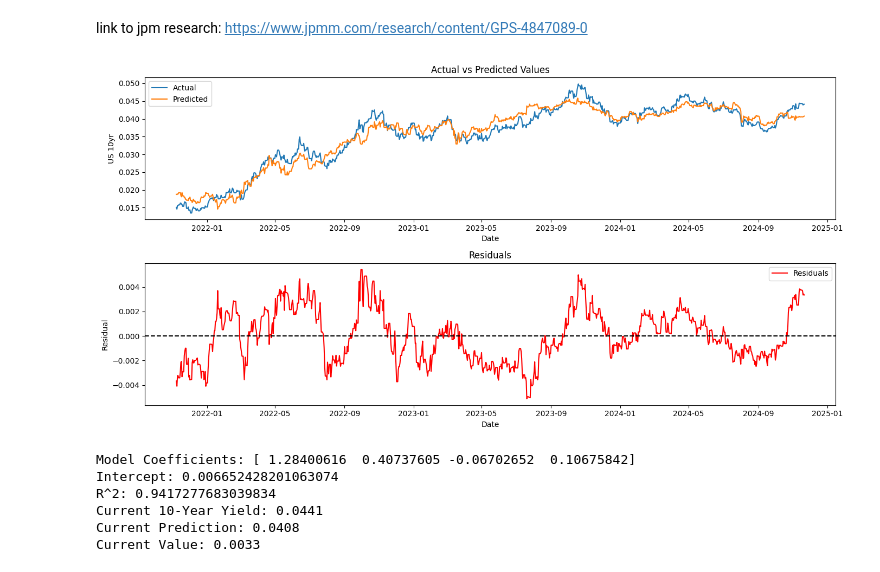
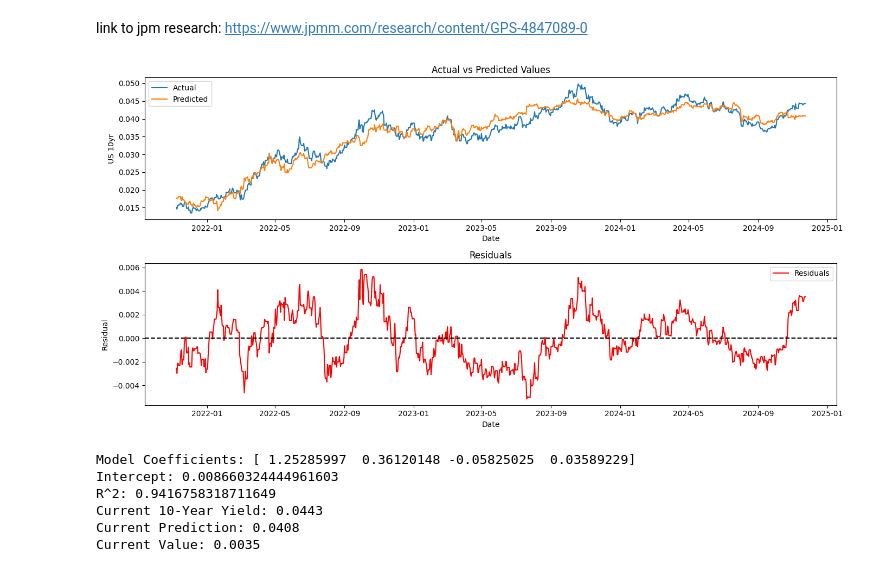
Before and after one commit to MeederDCS/Meeder1, a Jupyter notebook: JPM Ten Year Rate Regression Model.ipynb, the cells around one changed output. Drawn from its saved outputs; the diff is of its cells as text; code cells hidden in the pictures.

```diff
--- a/JPM Ten Year Rate Regression Model.ipynb
+++ b/JPM Ten Year Rate Regression Model.ipynb
@@ -13,7 +13,7 @@ df = pd.read_excel('F:/DerekS/My Projects/Python/Meeder1/10 Year Rate Model Data
 df['Date'] = pd.to_datetime(df['Date'])
 
 # Define predictor variables and target variable
-X = df[["5-Year, 5-Year Forward Inflation Expectation Rate", "1 Year Treasury Rate", "Fed BS Assets to GDP", "Summary of Economic Projections: Federal Funds Rate"]]
+X = df[["5-Year, 5-Year Forward Inflation Expectation Rate", "1 Year Treasury Rate", "Fed BS Assets to GDP", "Summary of Economic Projections: Longer-Term Federal Funds Rate"]]
 y = df["US 10yr"]
 
 # Fit linear regression model
@@ -42,40 +42,40 @@ plt.figure(figsize=(14, 7))
 # Actual vs Predicted
 plt.subplot(2, 1, 1)
 plt.plot(df['Date'], y, label='Actual', marker='')
 plt.plot(df['Date'], predictions, label='Predicted', marker='')
 plt.title('Actual vs Predicted Values')
 plt.xlabel('Date')
 plt.ylabel('US 10yr')
 plt.legend()
 
 # Residuals
 plt.subplot(2, 1, 2)
 plt.plot(df['Date'], residuals, label='Residuals', marker='', color='red')
 plt.axhline(y=0, color='black', linestyle='--')
 plt.title('Residuals')
 plt.xlabel('Date')
 plt.ylabel('Residual')
 plt.legend()
 
 plt.tight_layout()
 plt.show()
 
 # Display regression information and latest difference
 #print(regression_info, latest_diff)
 print(f"Model Coefficients: {model.coef_}")
 print(f"Intercept: {model.intercept_}")
 print(f"R^2: {model.score(X,y)}")
 print(f"Current 10-Year Yield: {round(y.iloc[-1],4)}")
 print(f"Current Prediction: {round(predictions[-1],4)}")
 print(f"Current Value: {round(latest_diff,4)}")
 # %% [output]
-[figure, old version]
+[figure, new version]
-Model Coefficients: [ 1.28400616  0.40737605 -0.06702652  0.10675842]
-Intercept: 0.006652428201063074
-R^2: 0.9417277683039834
-Current 10-Year Yield: 0.0441
+Model Coefficients: [ 1.25285997  0.36120148 -0.05825025  0.03589229]
+Intercept: 0.008660324444961603
+R^2: 0.9416758318711649
+Current 10-Year Yield: 0.0443
 Current Prediction: 0.0408
-Current Value: 0.0033
+Current Value: 0.0035
 # %%
 df.tail(1)
 # %% [output]
```
Also changed, not shown: parts of 4 cells of this notebook, 2 other files.
